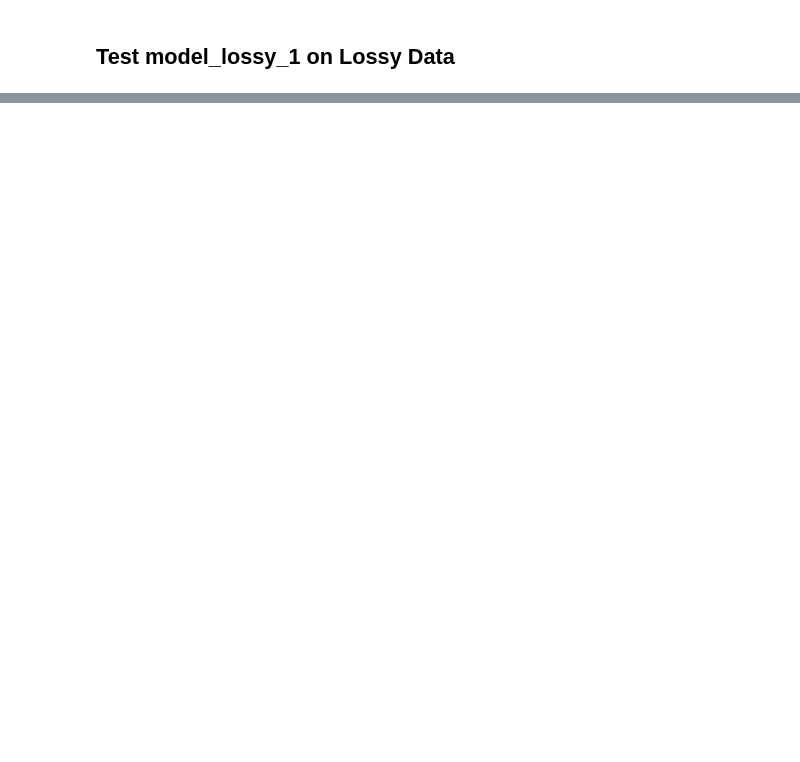
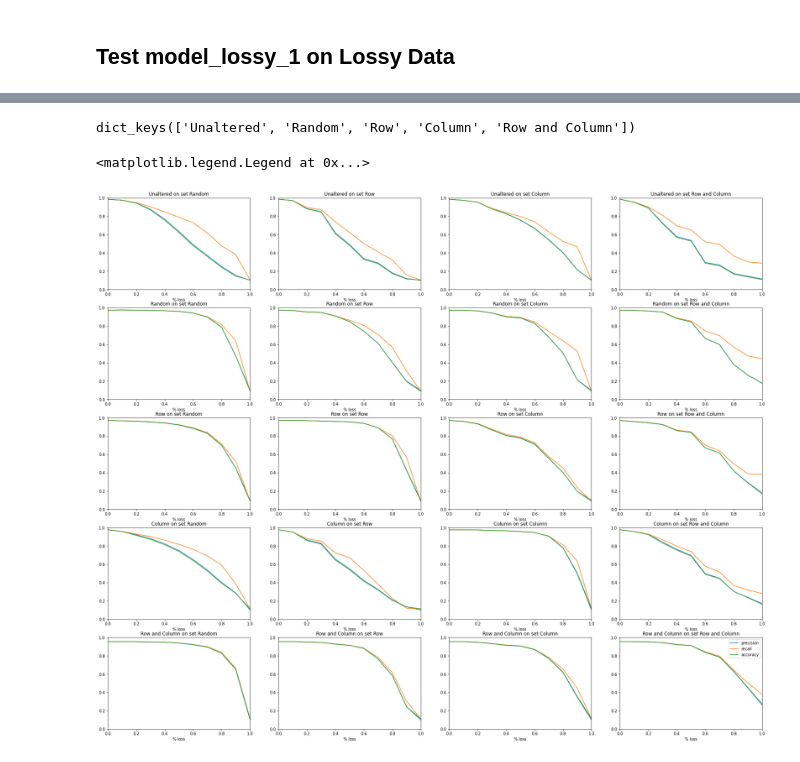
Before and after one commit to dillonmarquard/cnn-training-with-data-loss, a Jupyter notebook: image-data-loss-exploratory-analysis.ipynb, the cells around one changed output, grey strips where cells are left out. Drawn from its saved outputs; the diff is of its cells as text; code cells hidden in the pictures; blank space fills up the shorter version.

```diff
--- a/image-data-loss-exploratory-analysis.ipynb
+++ b/image-data-loss-exploratory-analysis.ipynb
@@ -382,0 +574,26 @@ metric.classification_metrics(print_=True)
+# %%
+# model_list = [('Unaltered',model_1),('Random Per Image',model_2)]#,('Checkered',None),('Column',None),('Row',None)] # list of all the trained models
+# func_list = [('Unaltered',getattr(dloss, 'unaltered')),('Random Per Image',getattr(dloss, 'random_per_img'))]
+percents = [x/10.0 for x in range(11)] # input parameters to DataLoss
+crosstab = {name:{func_name:{percent:[] for percent in percents} for (func_name,_) in func_list} for (name,_) in model_list} # each model has a metric for each
+
+# testing loop
+
+bar = progressbar.ProgressBar(len(func_list)*len(percents),widgets=widgets).start()
+for cc,(func_name,func) in enumerate(func_list): # number of data loss functions including unaltered
+    for pl, ppp in enumerate(percents):
+
+        for (name,model) in model_list:
+            model.metric.reset_confusion_matrix(10)
+
+        with torch.no_grad():
+            for i, (inputs, labels) in enumerate(test_loader):
+                inputs = func(inputs=inputs,ppp=ppp)
+                for (model_name,model) in model_list:
+                    outputs = model(inputs.to(device))
+                    # statistics
+                    model.metric.update_confusion_matrix(outputs.to('cpu'),labels)
+                    # progressbar
+            for (model_name,model) in model_list:
+                crosstab[model_name][func_name][ppp] = model.metric.classification_metrics()
+            bar.update(cc*len(percents) + pl)
@@ -382,0 +602,18 @@ metric.classification_metrics(print_=True)
+# %%
+crosstab.keys()
+# %% [output]
+dict_keys(['Unaltered', 'Random', 'Row', 'Column', 'Row and Column'])
+# %%
+
+fig, axarr = plt.subplots(len(crosstab.keys()), len(crosstab[list(crosstab.keys())[0]].keys()),figsize=(30,25))
+for i, model in enumerate(crosstab.keys()):
+    for j, func in enumerate(crosstab[model].keys()):
+        plt.sca(axarr[i, j])
+        display_testing_metrics("{} on set {}".format(model,func),crosstab[model][func])
+leg = ['precision','recall','accuracy']
+plt.legend(leg)
+#     plt.setp(axarr[0, i], xlabel=model)
+#     plt.setp(axarr[i, 0], ylabel=model)
+# %% [output]
+<matplotlib.legend.Legend at 0x...>
+[figure, added]
```
Also changed, not shown: parts of 31 cells of this notebook.
